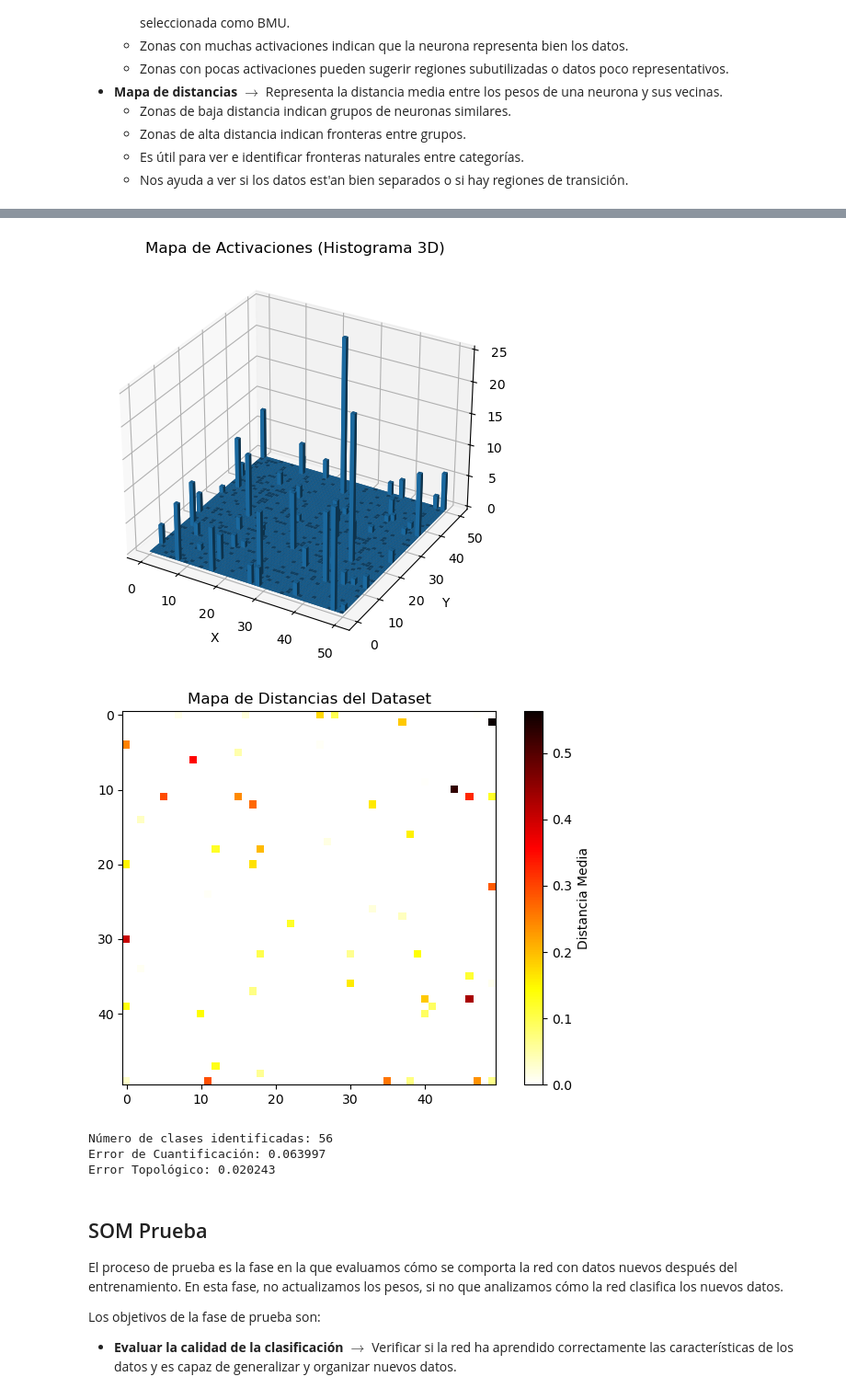
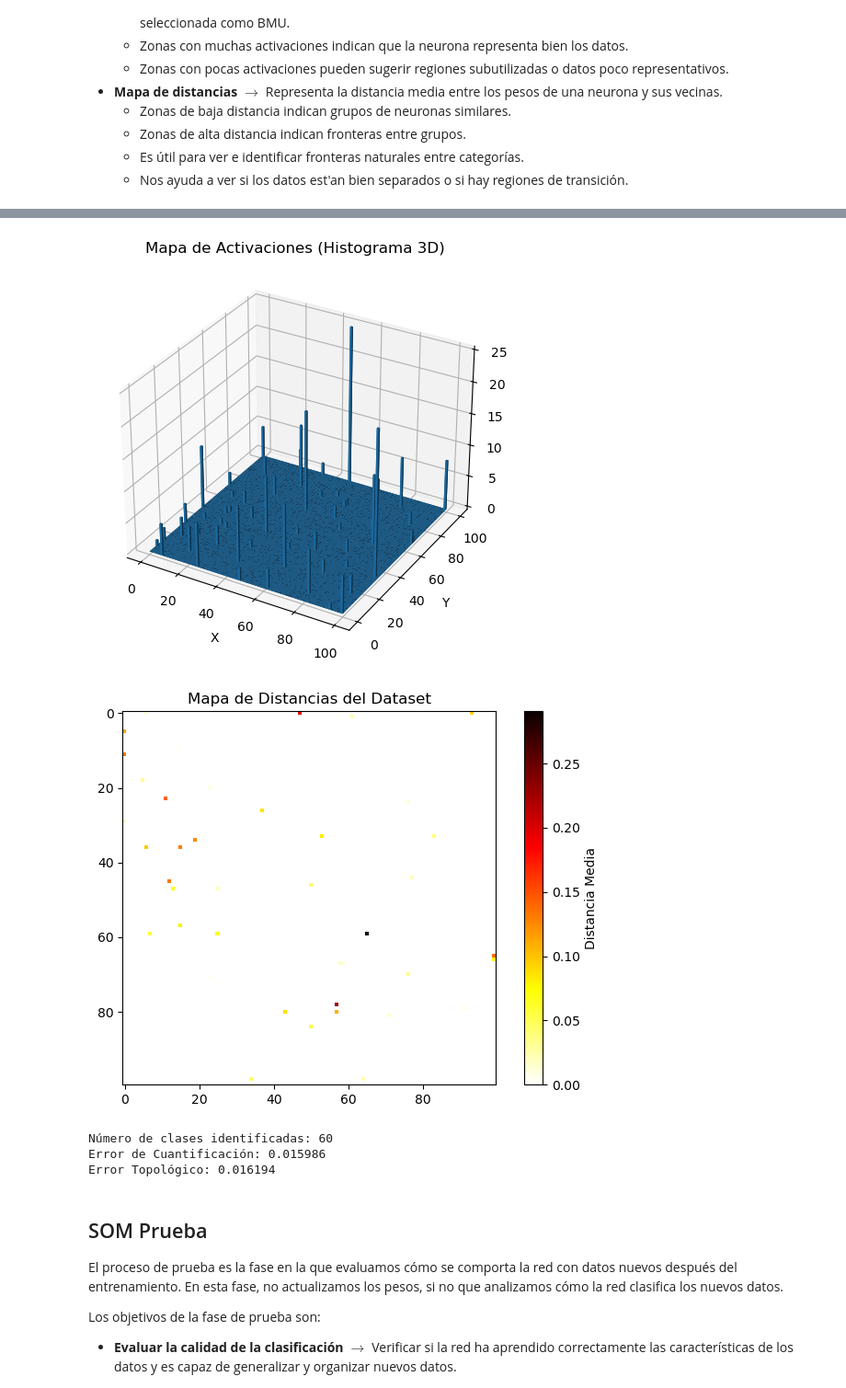
Before and after one commit to Carmoruda/IA_II, a Jupyter notebook: LAB_02/L1P2_SOM_pokemon.ipynb, the cells around one changed output, grey strips where cells are left out. Shown at 92% size. Drawn from its saved outputs; the diff is of its cells as text; code cells hidden in the pictures.

```diff
--- a/LAB_02/L1P2_SOM_pokemon.ipynb
+++ b/LAB_02/L1P2_SOM_pokemon.ipynb
@@ -42,13 +42,13 @@ Nothing done.
 
 > *Nota* - El SOM aprende a ordenar la matriz de pesos para que reperesente la estructura inherente a los datos de entrada.
 # %%
-lado_mapa = 50
+lado_mapa = 100
 """Tamaño del mapa de Kohonen (lado_mapa x lado_mapa)"""
 
-periodo = 2000
+periodo = 5000
 """Número total de iteraciones del entrenamiento"""
 
-learning_rate = 0.15
+learning_rate = 0.5
 """Tasa de aprendizaje inicial (cuanto se modifica el peso en cada iteración)"""
 
 normalizar_datos = True
@@ -967,7 +922,8 @@ leyenda_puntos = [Line2D([0], [0], marker='o', color='w', markerfacecolor=col, m
 
 # Mostrar la leyenda con dos columnas
 plt.legend(handles=leyenda_puntos, title="Tipos de Pokémon", bbox_to_anchor=(1.05, 1), loc='upper left', ncol=3)
-
+plt.xlim(0, 100)
+plt.ylim(0, 100)
 plt.xlabel('Coordenada X')
 plt.ylabel('Coordenada Y')
 plt.grid(True)
@@ -1016,8 +962,8 @@ print(f"Error Topológico: {error_topologico:.6f}")
-[figure, old version]
+[figure, new version]
-[figure, old version]
+[figure, new version]
-Número de clases identificadas: 56
-Error de Cuantificación: 0.063997
-Error Topológico: 0.020243
+Número de clases identificadas: 60
+Error de Cuantificación: 0.015986
+Error Topológico: 0.016194
 # %% [markdown]
 ## SOM Prueba
 
```
Also changed, not shown: parts of 5 cells of this notebook.
